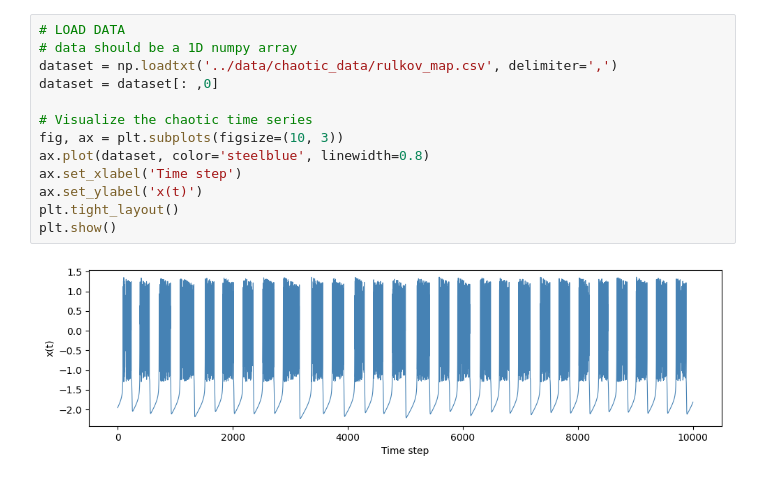
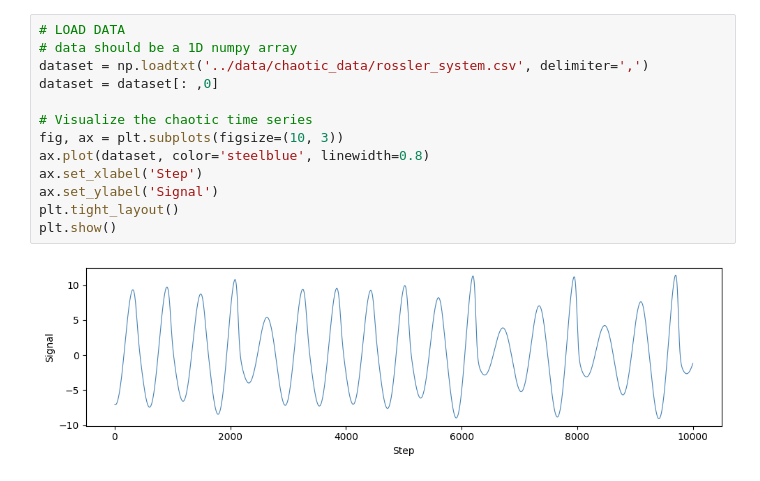
Before and after one commit to erbilcanartun/network-reconstruction, a Jupyter notebook: notebooks/numpy_grid_search.ipynb, the cells around one changed output. Cells and saved outputs as stored; diff of their text form.

```diff
--- a/notebooks/numpy_grid_search.ipynb
+++ b/notebooks/numpy_grid_search.ipynb
@@ -136,18 +137,18 @@ def compute_nrmse(y_true, y_pred, eps=1e-12):
 # %%
 # LOAD DATA
 # data should be a 1D numpy array
-dataset = np.loadtxt('../data/chaotic_data/rulkov_map.csv', delimiter=',')
+dataset = np.loadtxt('../data/chaotic_data/rossler_system.csv', delimiter=',')
 dataset = dataset[: ,0]
 
 # Visualize the chaotic time series
 fig, ax = plt.subplots(figsize=(10, 3))
 ax.plot(dataset, color='steelblue', linewidth=0.8)
-ax.set_xlabel('Time step')
-ax.set_ylabel('x(t)')
+ax.set_xlabel('Step')
+ax.set_ylabel('Signal')
 plt.tight_layout()
 plt.show()
 # %% [output]
-[figure, old version]
+[figure, new version]
 # %%
 # PREPARE DATA
 data = dataset.reshape(-1, 1)
```
Also changed, not shown: parts of 3 cells of this notebook, 18 other files.
